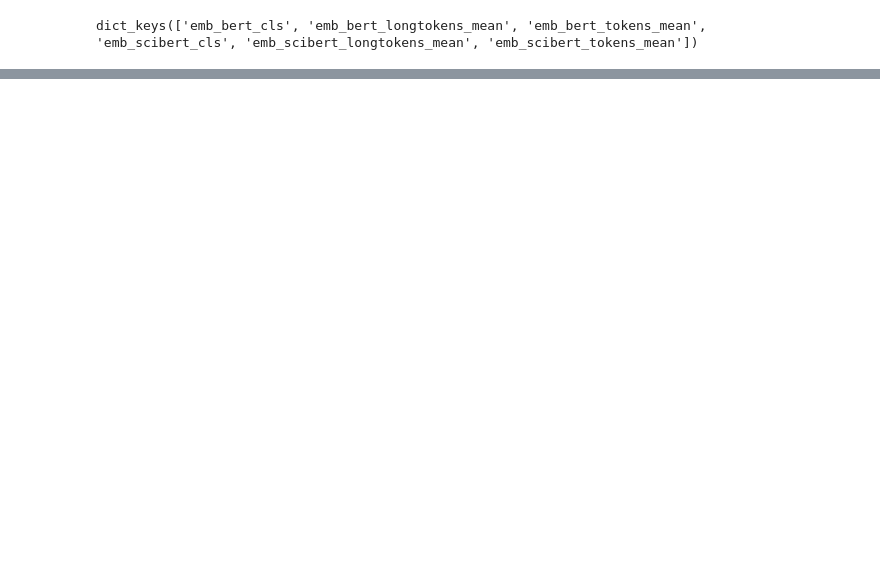
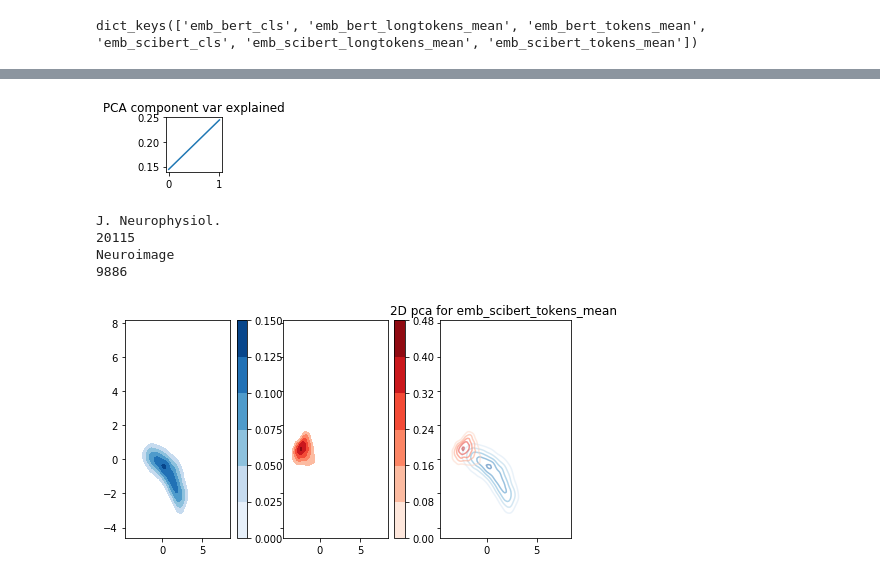
Before and after one commit to brendanchambers/attention_wildfires, a Jupyter notebook: evaluate_representations/evaluate_representations/plot_each.ipynb, the cells around one changed output, grey strips where cells are left out. Drawn from its saved outputs; the diff is of its cells as text; code cells hidden in the pictures; blank space fills up the shorter version.

```diff
--- a/evaluate_representations/evaluate_representations/plot_each.ipynb
+++ b/evaluate_representations/evaluate_representations/plot_each.ipynb
@@ -164,0 +183,64 @@ Neuroimage
+# %%
+
+D = 768
+D_pca = 2   # most of the variance preserved at around 300 d
+
+pca_models = []
+d_samples = {}
+
+conditionA = 'emb_scibert_cls'
+conditionB = 'emb_scibert_longtokens_mean'
+
+
+
+all_articles = np.zeros((0,D))
+# full list of samples across journals, to feed to pca
+for journal in journals:
+    thisjournalA = compare_embeddings[conditionA][journal]
+    thisjournalB = compare_embeddings[conditionB][journal]
+    thisjournal = 0.9*np.array(thisjournalA) + 0.9*np.array(thisjournalB)
+    d_samples[journal] = thisjournal
+    all_articles = np.vstack( (all_articles, thisjournal))
+
+# get pca for this embedding condition
+pca = PCA(n_components=D_pca)
+pc = pca.fit_transform(all_articles)
+#pca_models.append(pca)
+
+# var explained
+plt.figure(figsize=(1,1))
+plt.plot(np.cumsum(pca.explained_variance_ratio_))
+plt.title('PCA component var explained')
+plt.show()
+
+## 2D pca comparison of journals ##
+(f, ax) = plt.subplots(1, len(journals)+1, sharex='all', sharey='all',
+                  figsize=(8,4))
+
+cmap_key = ['Blues','Reds']
+for i_journal, journal in enumerate(journals):
+    print(journal)
+    samples = d_samples[journal]
+    print(len(samples))
+    pc = pca.transform(samples)
+    sns.kdeplot(pc[:,0],pc[:,1],n_levels=5,
+             shade=True, shade_lowest=False,
+             alpha=1, cmap=cmap_key[i_journal], cbar=True,
+             ax = ax[i_journal])
+
+    sns.kdeplot(pc[:,0],pc[:,1],n_levels=5,
+                shade=False,
+                alpha=0.5,
+                cmap=cmap_key[i_journal],
+                ax = ax[len(ax)-1])
+    #ax[i_journal].scatter(pc[:,0], pc[:,1],
+    #            color=journal_colors[i_journal],marker='.')
+
+    plt.title('2D pca for {} '.format(condition))
+# %% [output]
+[figure, added]
+J. Neurophysiol.
+20115
+Neuroimage
+9886
+[figure, added]
```
Also changed, not shown: parts of 4 cells of this notebook, 5 other files.
